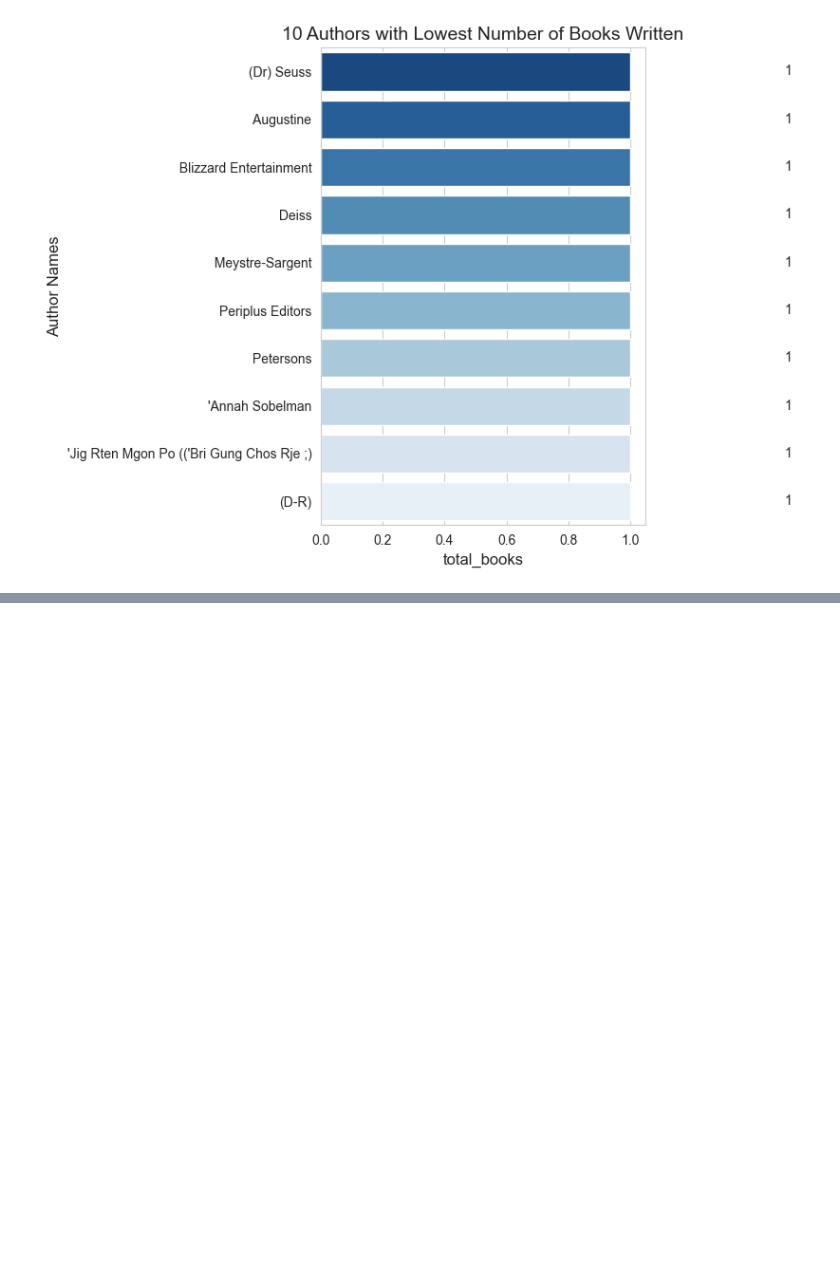
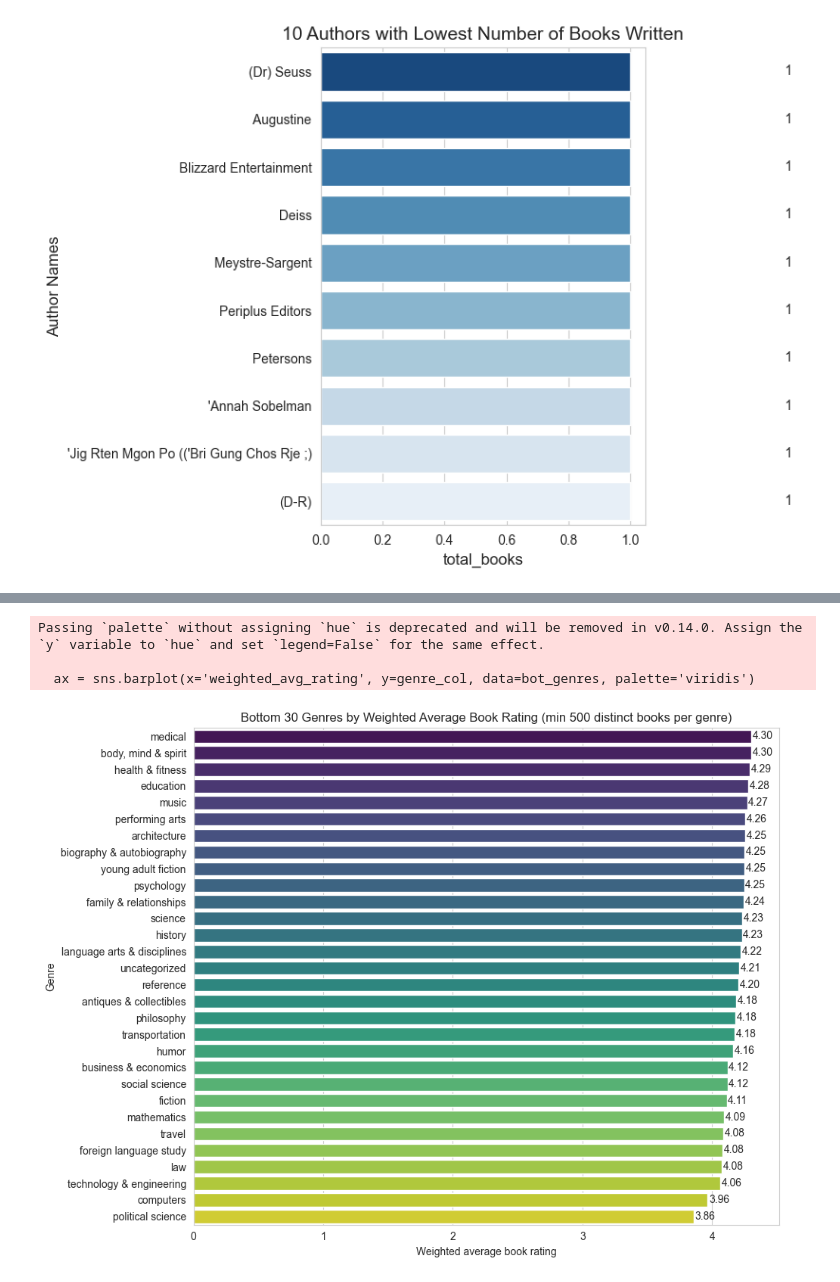
Before and after one commit to nour-nour7/data-science-mini-project, a Jupyter notebook: exploratoryDataAnalysis.ipynb, the cells around one changed output, grey strips where cells are left out. Cells and saved outputs as stored; diff of their text form; code cells hidden in the pictures; blank space fills up the shorter version.

```diff
--- a/exploratoryDataAnalysis.ipynb
+++ b/exploratoryDataAnalysis.ipynb
@@ -220,0 +319,23 @@ Passing `palette` without assigning `hue` is deprecated and will be removed in v
+# %%
+bot_genres = agg.tail(30).copy()
+
+# Plot horizontal bar chart
+plt.figure(figsize=(10, max(6, len(bot_genres)*0.25)))
+sns.set_style('whitegrid')
+ax = sns.barplot(x='weighted_avg_rating', y=genre_col, data=bot_genres, palette='viridis')
+ax.set_xlabel('Weighted average book rating')
+ax.set_ylabel('Genre')
+ax.set_title(f'Bottom 30 Genres by Weighted Average Book Rating (min {min_books} distinct books per genre)')
+
+# annotate bar values
+for p in ax.patches:
+    width = p.get_width()
+    ax.text(width + 0.01, p.get_y() + p.get_height()/2, f'{width:.2f}', va='center')
+
+plt.tight_layout()
+plt.show()
+# %% [output]
+Passing `palette` without assigning `hue` is deprecated and will be removed in v0.14.0. Assign the `y` variable to `hue` and set `legend=False` for the same effect.
+
+  ax = sns.barplot(x='weighted_avg_rating', y=genre_col, data=bot_genres, palette='viridis')
+[figure, added]
```
Also changed, not shown: parts of 2 cells of this notebook.
